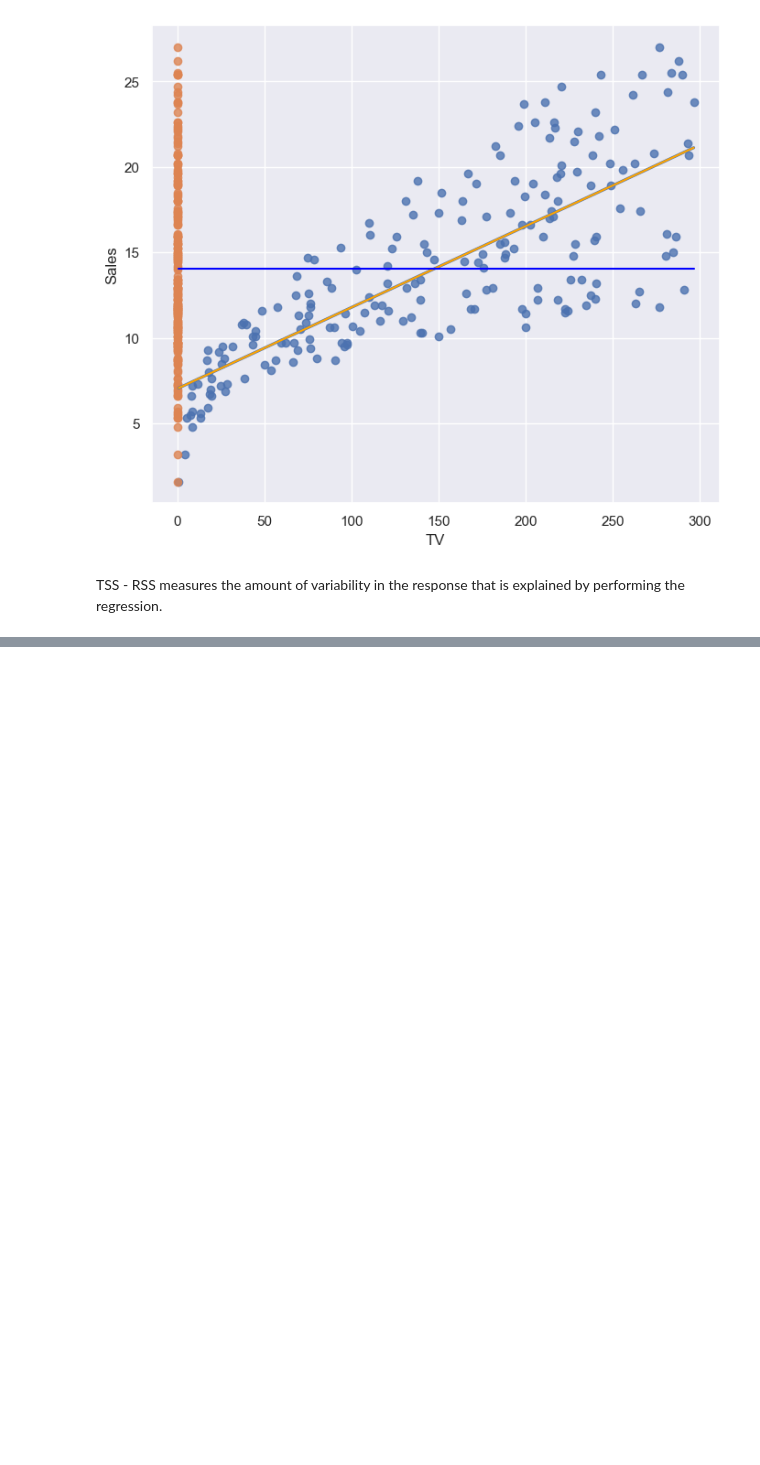
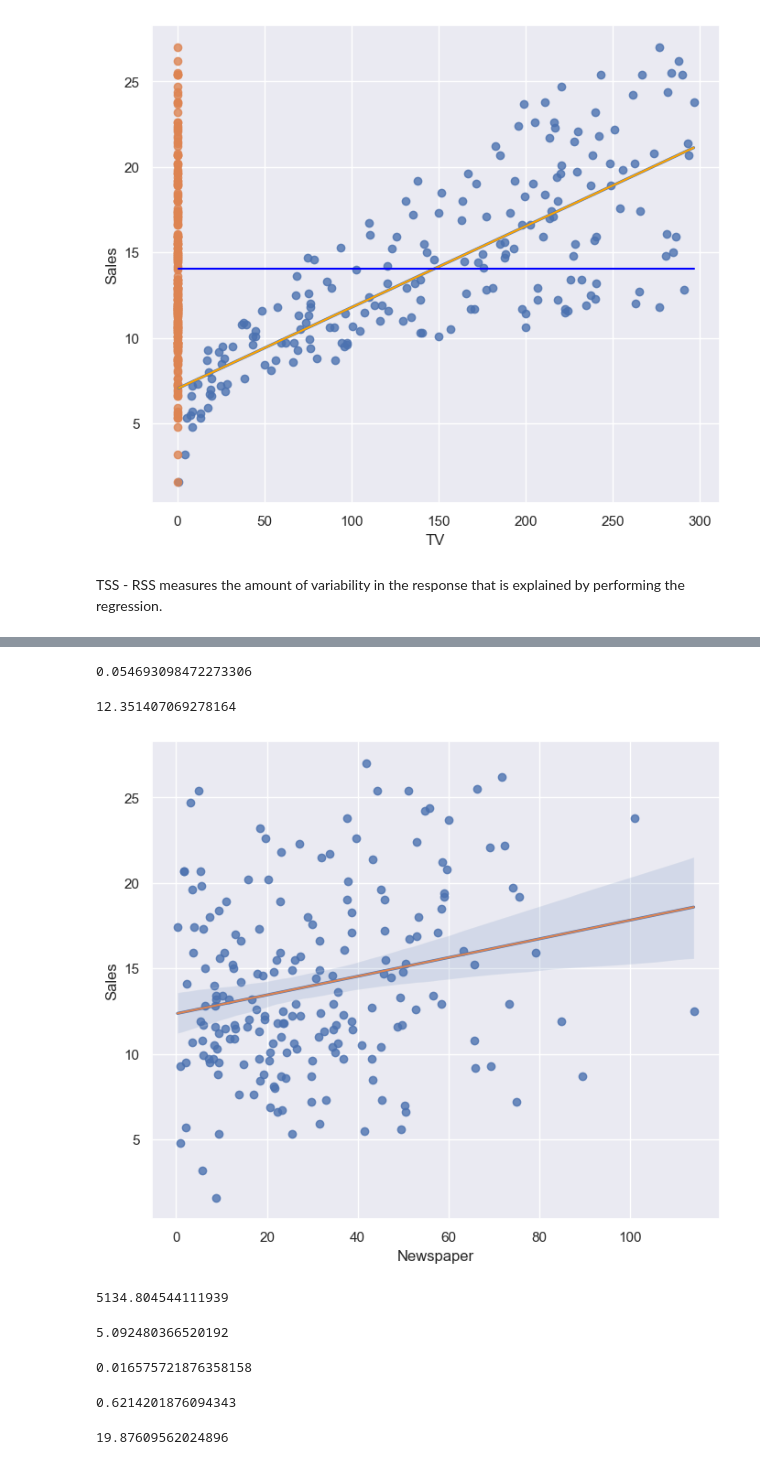
Before and after one commit to cmd-master/std-islr, a Jupyter notebook: main.ipynb, the cells around one changed output, grey strips where cells are left out. Cells and saved outputs as stored; diff of their text form; code cells hidden in the pictures; blank space fills up the shorter version.

Commit message:
eda: multiple reg calculate f stat

```diff
--- a/main.ipynb
+++ b/main.ipynb
@@ -348,0 +294,47 @@ norm.cdf(.98)
+# %%
+slope = findSlope(newspaper, target)
+slope
+# %% [output]
+0.054693098472273306
+# %%
+def findIntercept(x, y, slope):
+    intercept = y.mean() - slope * x.mean()
+    return intercept
+# %%
+intercept = findIntercept(newspaper, target, slope)
+intercept
+# %% [output]
+12.351407069278164
+# %%
+yhat = intercept + slope * newspaper
+# %%
+sns.regplot(x='Newspaper', y='Sales', data=adv)
+sns.lineplot(x=newspaper, y=yhat);
+# %% [output]
+[figure, added]
+# %%
+rss = sum((target - yhat)**2)
+rss
+# %% [output]
+5134.804544111939
+# %%
+rse = np.sqrt((rss / (n - 2)))
+rse
+# %% [output]
+5.092480366520192
+# %%
+se_slope = np.sqrt(rse**2 / sum( (newspaper - newspaper.mean())**2 ) )
+se_slope
+# %% [output]
+0.016575721876358158
+# %%
+se_intercept = np.sqrt(
+    rse**2 * ( 1/n + (newspaper.mean()**2 / sum((newspaper - newspaper.mean())**2))  ))
+se_intercept
+# %% [output]
+0.6214201876094343
+# %%
+t_stat_intercept = (intercept - 0) / se_intercept
+t_stat_intercept
+# %% [output]
+19.87609562024896
```
Also changed, not shown: parts of 36 cells of this notebook.
